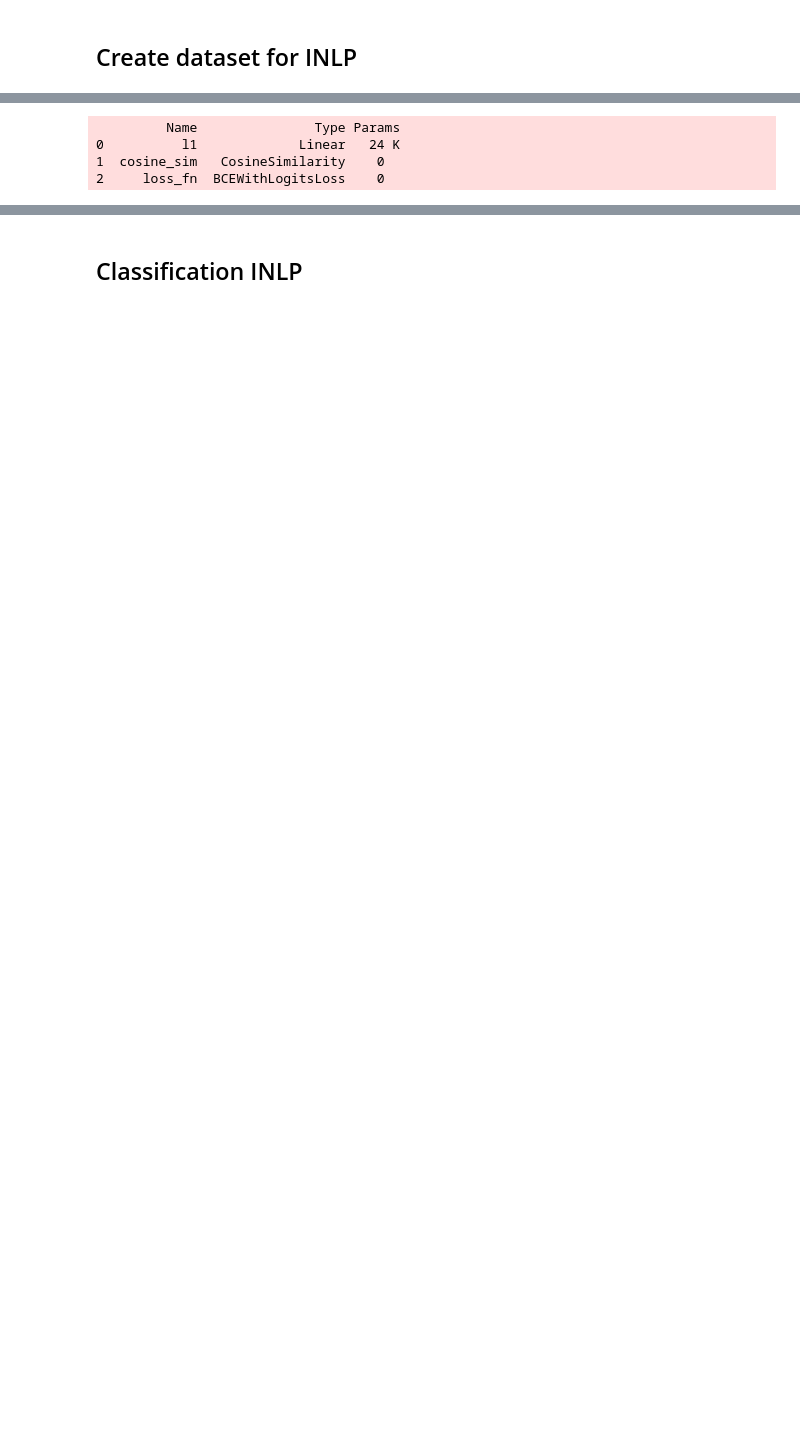
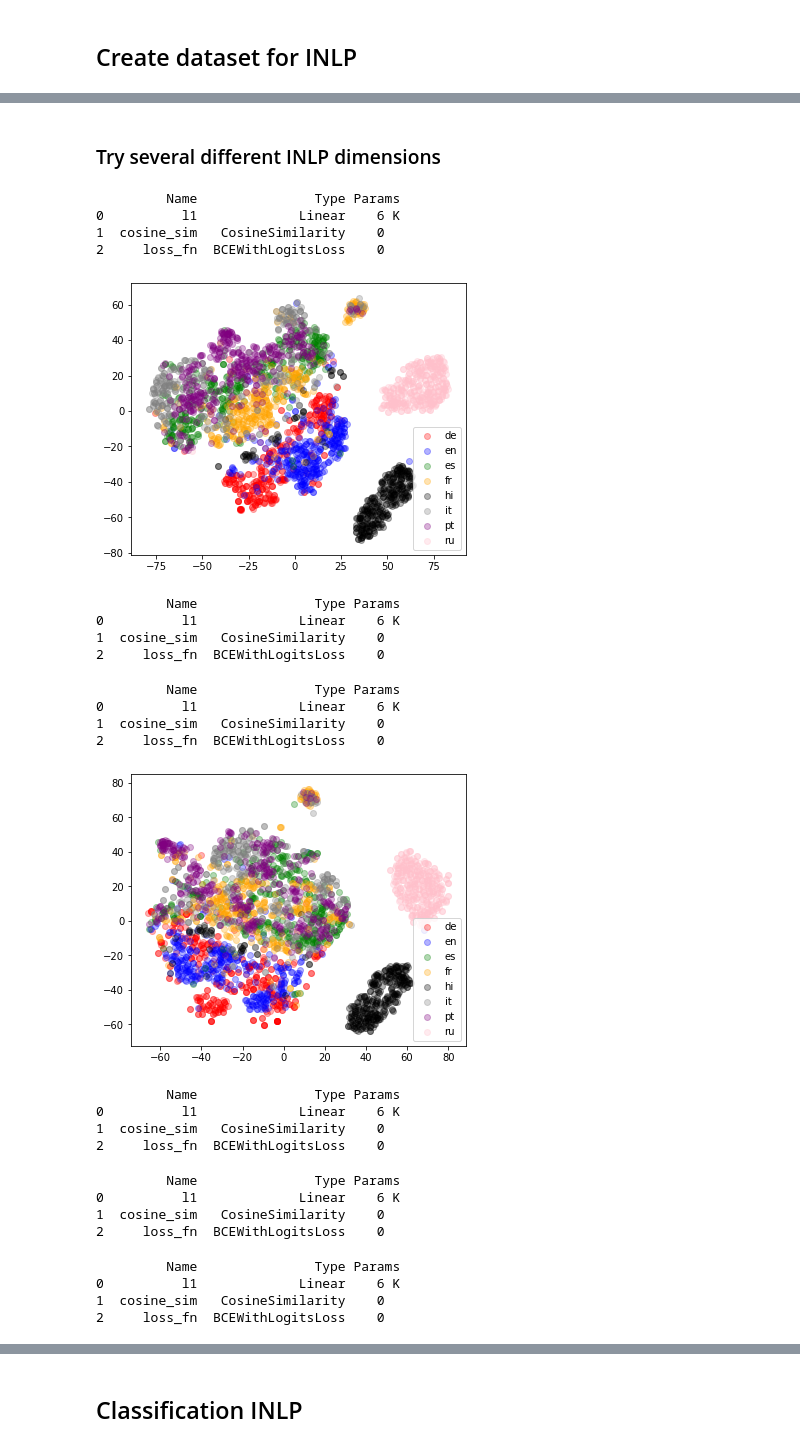
Before and after one commit to Shaul1321/multilingual-inlp, a Jupyter notebook: inlp-mbert-experiment.ipynb, the cells around one changed output, grey strips where cells are left out. Cells and saved outputs as stored; diff of their text form; code cells hidden in the pictures; blank space fills up the shorter version.

```diff
--- a/inlp-mbert-experiment.ipynb
+++ b/inlp-mbert-experiment.ipynb
@@ -190,2 +192,2 @@ INFO:transformers.modeling_utils:loading weights file https://s3.amazonaws.com/m
 # %%
-data_with_states = collect_bert_states(bert, copy.deepcopy(data), layers = [1], strategy = "rand-word")
+data_with_states = collect_bert_states(bert, copy.deepcopy(data), layers = [-1], strategy = "cls")
@@ -210,7 +214,7 @@ def tsne(vecs, labels, title="", ind2label = None, words = None, metric = "l2",
   names = sorted(set(labels.tolist()))
 
   plt.figure(figsize=(6, 5))
-  colors = "red", "blue", "green", "orange", "black", "grey", "red", "purple", "pink", "brown", "cyan", "magenta", "gold", "brown"
+  colors = "red", "blue", "green", "orange", "black", "grey", "purple", "pink", "brown", "cyan", "magenta", "gold", "brown"
   for i, c, label in zip(sorted(set(labels.tolist())), colors, names):
         plt.scatter(vecs_2d[labels == label, 0], vecs_2d[labels == label, 1], c=c,
                     label=label if ind2label is None else ind2label[label], alpha = 0.3)
@@ -218,6 +222,7 @@ def tsne(vecs, labels, title="", ind2label = None, words = None, metric = "l2",
 
 
   plt.title(title)
+  plt.show()
 # %%
 random.shuffle(data_with_states)
 vecs = np.array([d["vec"] for d in data_with_states][:])
@@ -244,7 +244,7 @@ set(lgs)
 # %% [markdown]
 ## Create dataset for INLP
 # %%
-num_examples_per_language = 1250
+num_examples_per_language = 3000
 vecs1, vecs2, labels = [], [], []
 for lang in langs:
     print(lang)
@@ -296,12 +296,39 @@ fr
 # %%
 inlp_dataset = inlp_dataset_handler.SiameseDatasetHandler((x_train1, x_train2), y_train, (x_dev1, x_dev2), y_dev, dropout_rate = 0, Y_train_main = None, Y_dev_main = None, by_class = False, equal_chance_for_main_task_labels = False)
-params = {"num_iter": 25, "input_dim": 768, "hidden_dim": 32, "batch_size": 64, "verbose": False, "device": "cpu",
+params = {"num_iter": 30, "input_dim": 768, "hidden_dim": 8, "batch_size": 64, "verbose": False, "device": "cpu",
          "compare_by": "dot_product", "same_weights": True}
 inlp_model_handler = inlp_linear_model.SiameseLinearClassifier(model_params = params, concat_weights = False)
+# %% [markdown]
+### Try several different INLP dimensions
 # %%
-P, rowspace_projections, Ws = inlp.run_INLP(num_classifiers = 1, input_dim = 768, is_autoregressive = True, min_accuracy = 0, dataset_handler = inlp_dataset, model = inlp_model_handler)
+for num_classifiers in [1,2,3,4]:
+    P, rowspace_projections, Ws = inlp.run_INLP(num_classifiers = num_classifiers, input_dim = 768, is_autoregressive = True, min_accuracy = 0, dataset_handler = inlp_dataset, model = inlp_model_handler)
+    P_rowspace = np.eye(P.shape[0]) - P
+    tsne(P_rowspace.dot(vecs.T).T[:3000], labels_lang[:3000])
 # %% [output]
          Name               Type Params
-0          l1             Linear   24 K
+0          l1             Linear    6 K
 1  cosine_sim   CosineSimilarity    0
 2     loss_fn  BCEWithLogitsLoss    0
+[figure, added]
+         Name               Type Params
+0          l1             Linear    6 K
+1  cosine_sim   CosineSimilarity    0
+2     loss_fn  BCEWithLogitsLoss    0
+         Name               Type Params
+0          l1             Linear    6 K
+1  cosine_sim   CosineSimilarity    0
+2     loss_fn  BCEWithLogitsLoss    0
+[figure, added]
+         Name               Type Params
+0          l1             Linear    6 K
+1  cosine_sim   CosineSimilarity    0
+2     loss_fn  BCEWithLogitsLoss    0
+         Name               Type Params
+0          l1             Linear    6 K
+1  cosine_sim   CosineSimilarity    0
+2     loss_fn  BCEWithLogitsLoss    0
+         Name               Type Params
+0          l1             Linear    6 K
+1  cosine_sim   CosineSimilarity    0
+2     loss_fn  BCEWithLogitsLoss    0
```
Also changed, not shown: parts of 18 cells of this notebook.
